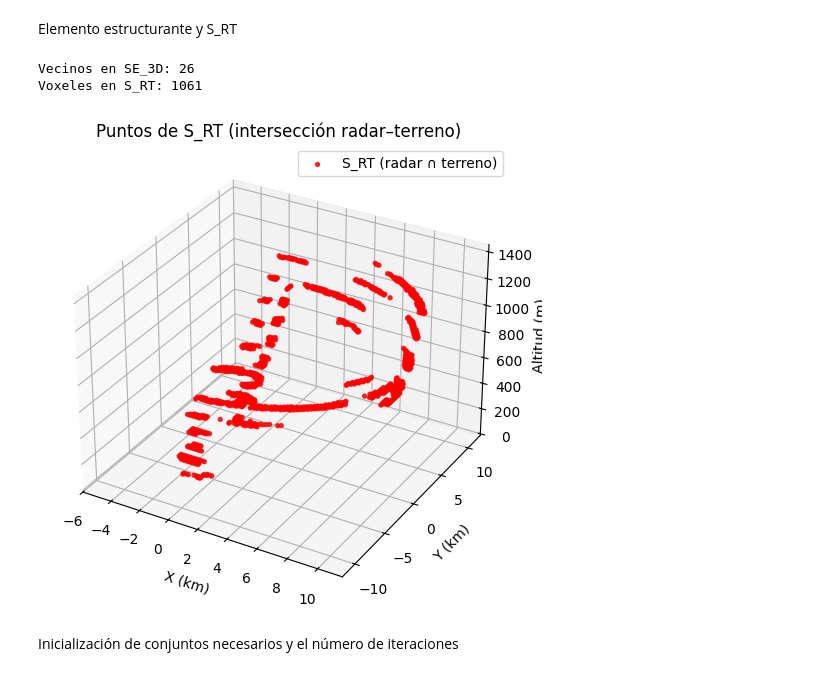
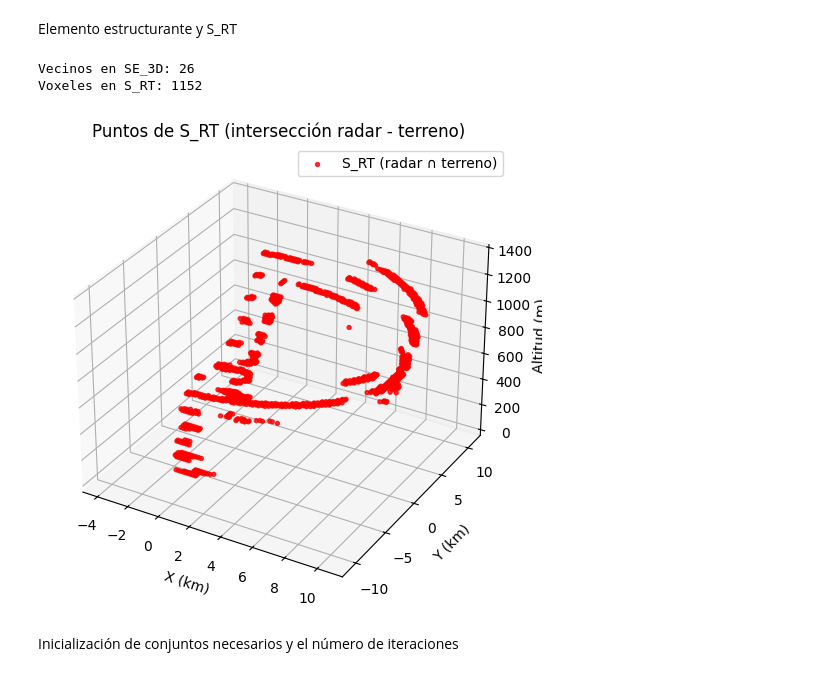
Before and after one commit to prm2419/Radar_coverage_with_DEM, a Jupyter notebook: Pruebas_tensores.ipynb, the cells around one changed output. Drawn from its saved outputs; the diff is of its cells as text; code cells hidden in the pictures.

```diff
--- a/Pruebas_tensores.ipynb
+++ b/Pruebas_tensores.ipynb
@@ -171,7 +174,9 @@ def pad_to_grid(min_val, max_val, gs):
 # calcular bounding box en metros
 xmin, xmax = pad_to_grid(x_flat.min(), x_flat.max(), grid_size)
 ymin, ymax = pad_to_grid(y_flat.min(), y_flat.max(), grid_size)
-zmin, zmax = pad_to_grid(z_flat.min(), z_flat.max(), grid_size)
+# zmin, zmax = pad_to_grid(z_flat.min(), z_flat.max(), grid_size)
+zmin = min(np.min(z), np.min(z_terrain_local))
+zmax = max(np.max(z), np.max(z_terrain_local))
 
 print("Bounding box (m):")
 print("x:", xmin, ";",xmax)
@@ -521,36 +523,36 @@ for x0, y0, z0 in boundary_list:
         S_RT_list.append((x0, y0, z0))
 
 S_RT = np.array(S_RT_list)
 print("Voxeles en S_RT:", len(S_RT))
 
 # Visualizar S_RT
 
 if len(S_RT) > 0:
     IX_rt, IY_rt, IZ_rt = S_RT[:,0], S_RT[:,1], S_RT[:,2]
 
     X_rt = xc[IX_rt]
     Y_rt = yc[IY_rt]
     Z_rt = zc[IZ_rt]
 
     fig = plt.figure(figsize=(8,6))
     ax = fig.add_subplot(111, projection='3d')
 
     ax.scatter(X_rt/1000.0, Y_rt/1000.0, Z_rt,
                c='red', s=8, alpha=0.8, label='S_RT (radar ∩ terreno)')
 
     ax.set_xlabel("X (km)")
     ax.set_ylabel("Y (km)")
     ax.set_zlabel("Altitud (m)")
-    ax.set_title("Puntos de S_RT (intersección radar–terreno)")
+    ax.set_title("Puntos de S_RT (intersección radar - terreno)")
     ax.legend()
 
     plt.show()
 else:
     print("S_RT está vacío.")
 # %% [output]
 Vecinos en SE_3D: 26
-Voxeles en S_RT: 1061
+Voxeles en S_RT: 1152
-[figure, old version]
+[figure, new version]
 # %% [markdown]
 Inicialización de conjuntos necesarios y el número de iteraciones
 # %%
```
Also changed, not shown: parts of 7 cells of this notebook.
